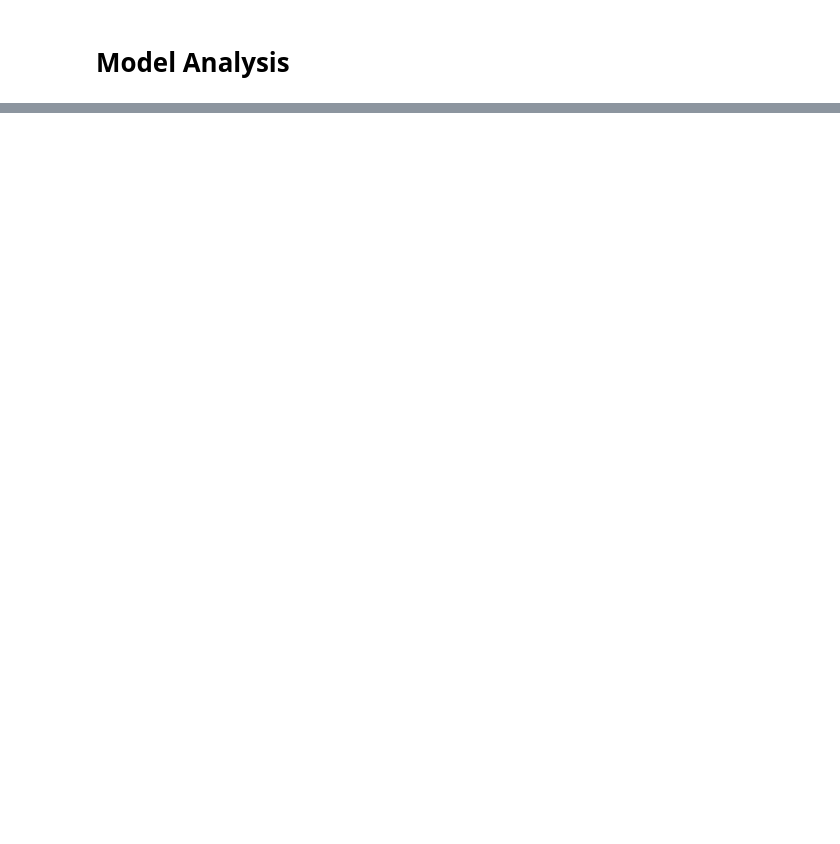
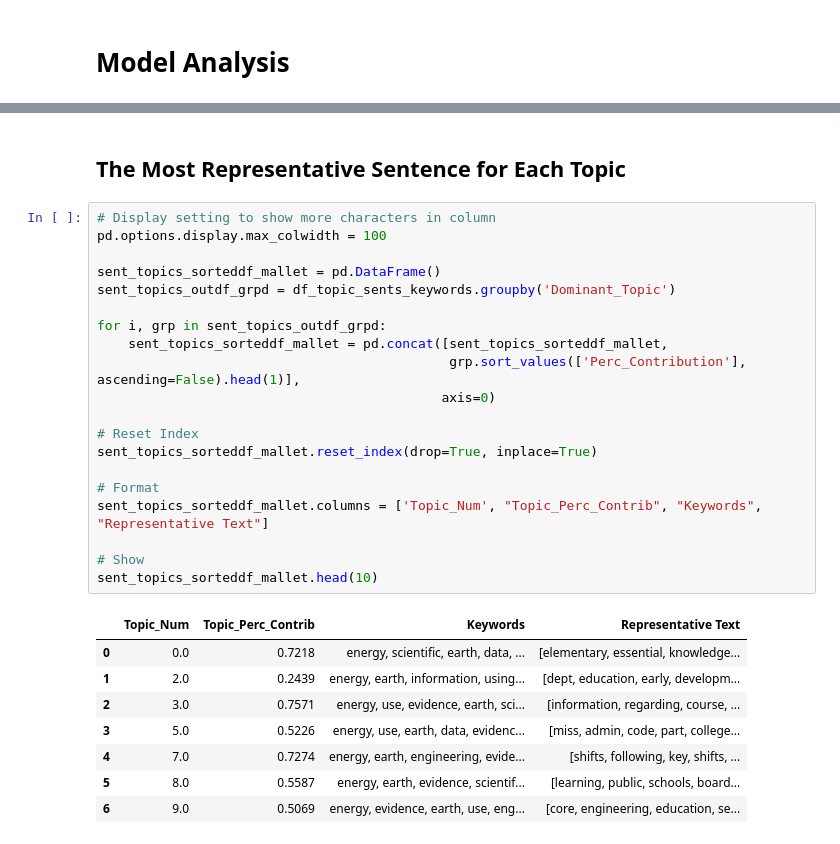
Before and after one commit to kristen770/Science-Standards-NLP-Analysis, a Jupyter notebook: Latent Dirichlet Allocation Model .ipynb, the cells around one changed output, grey strips where cells are left out. Drawn from its saved outputs; the diff is of its cells as text; blank space fills up the shorter version.

```diff
--- a/Latent Dirichlet Allocation Model .ipynb
+++ b/Latent Dirichlet Allocation Model .ipynb
@@ -165,0 +171,31 @@ pyLDAvis.save_html(LDAvis_prepared, ',/results/ldavis_prepared_' +
+# %% [markdown]
+## The Most Representative Sentence for Each Topic
+# %%
+# Display setting to show more characters in column
+pd.options.display.max_colwidth = 100
+
+sent_topics_sorteddf_mallet = pd.DataFrame()
+sent_topics_outdf_grpd = df_topic_sents_keywords.groupby('Dominant_Topic')
+
+for i, grp in sent_topics_outdf_grpd:
+    sent_topics_sorteddf_mallet = pd.concat([sent_topics_sorteddf_mallet,
+                                             grp.sort_values(['Perc_Contribution'], ascending=False).head(1)],
+                                            axis=0)
+
+# Reset Index
+sent_topics_sorteddf_mallet.reset_index(drop=True, inplace=True)
+
+# Format
+sent_topics_sorteddf_mallet.columns = ['Topic_Num', "Topic_Perc_Contrib", "Keywords", "Representative Text"]
+
+# Show
+sent_topics_sorteddf_mallet.head(10)
+# %% [output]
+|  | Topic_Num | Topic_Perc_Contrib | Keywords | Representative Text |
+| 0 | 0.0 | 0.7218 | energy, scientific, earth, data, ... | [elementary, essential, knowledge... |
+| 1 | 2.0 | 0.2439 | energy, earth, information, using... | [dept, education, early, developm... |
+| 2 | 3.0 | 0.7571 | energy, use, evidence, earth, sci... | [information, regarding, course, ... |
+| 3 | 5.0 | 0.5226 | energy, use, earth, data, evidenc... | [miss, admin, code, part, college... |
+| 4 | 7.0 | 0.7274 | energy, earth, engineering, evide... | [shifts, following, key, shifts, ... |
+| 5 | 8.0 | 0.5587 | energy, earth, evidence, scientif... | [learning, public, schools, board... |
+| 6 | 9.0 | 0.5069 | energy, evidence, earth, use, eng... | [core, engineering, education, se... |
```
Also changed, not shown: parts of 13 cells of this notebook, 1 other file.
